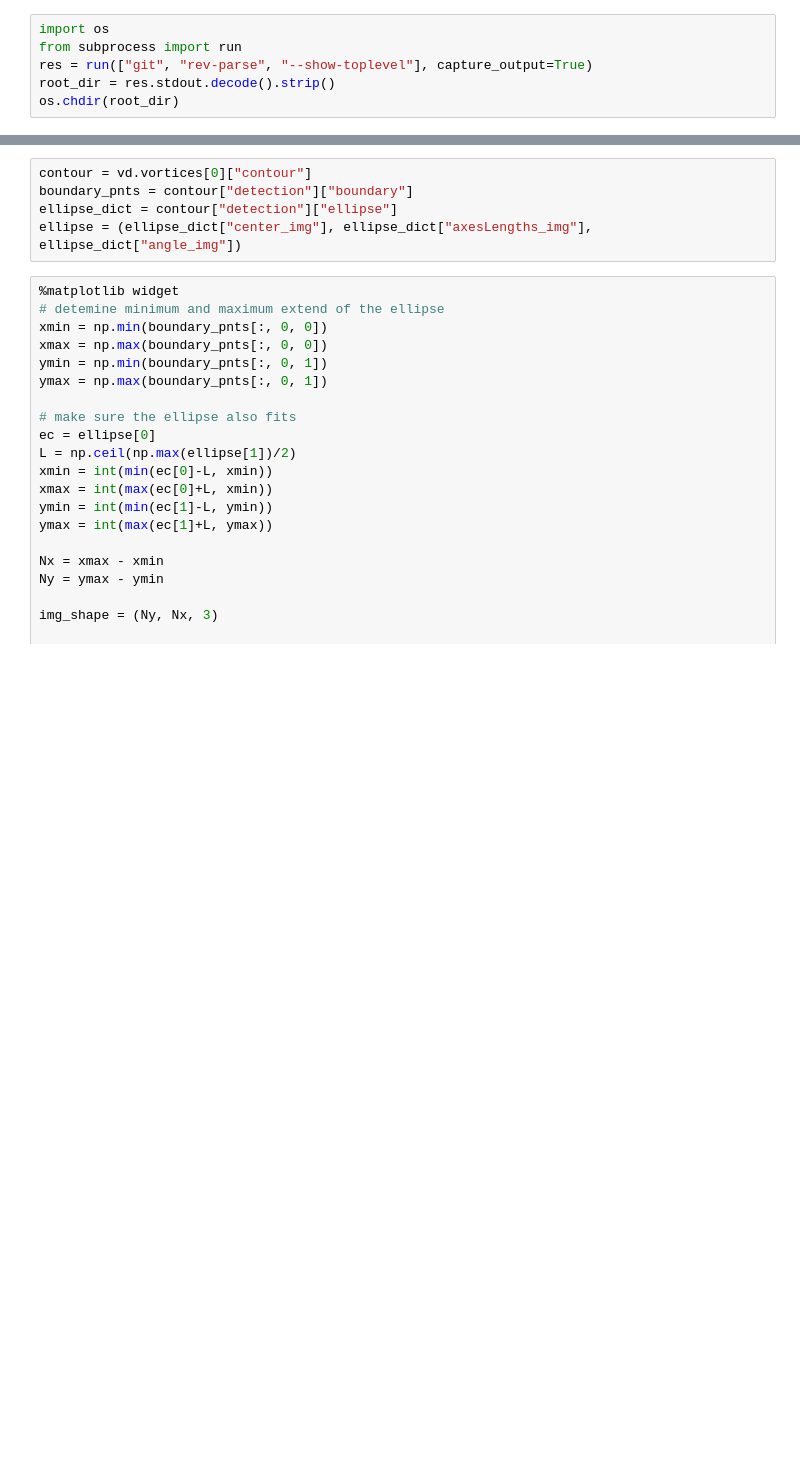
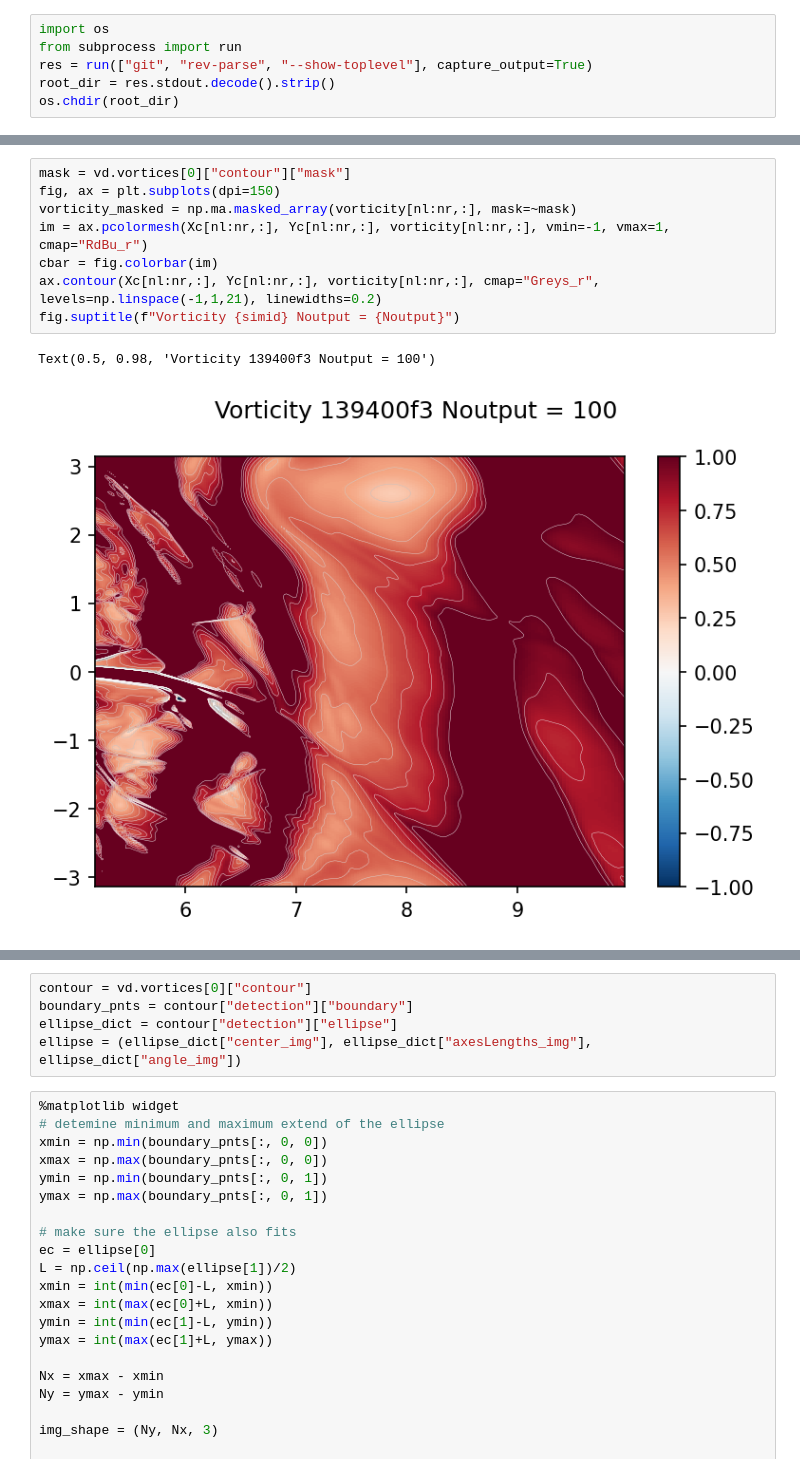
Before and after one commit to rometsch/vortector, a Jupyter notebook: notebooks/Vortex Detection.ipynb, the cells around one changed output, grey strips where cells are left out. Cells and saved outputs as stored; diff of their text form; blank space fills up the shorter version.

```diff
--- a/notebooks/Vortex Detection.ipynb
+++ b/notebooks/Vortex Detection.ipynb
@@ -140,0 +146,11 @@ Canvas(toolbar=Toolbar(toolitems=[('Home', 'Reset original view', 'home', 'home'
+# %%
+mask = vd.vortices[0]["contour"]["mask"]
+fig, ax = plt.subplots(dpi=150)
+vorticity_masked = np.ma.masked_array(vorticity[nl:nr,:], mask=~mask)
+im = ax.pcolormesh(Xc[nl:nr,:], Yc[nl:nr,:], vorticity[nl:nr,:], vmin=-1, vmax=1, cmap="RdBu_r")
+cbar = fig.colorbar(im)
+ax.contour(Xc[nl:nr,:], Yc[nl:nr,:], vorticity[nl:nr,:], cmap="Greys_r", levels=np.linspace(-1,1,21), linewidths=0.2)
+fig.suptitle(f"Vorticity {simid} Noutput = {Noutput}")
+# %% [output]
+Text(0.5, 0.98, 'Vorticity 139400f3 Noutput = 100')
+[figure, added]
```
Also changed, not shown: parts of 6 cells of this notebook, 4 other files.
